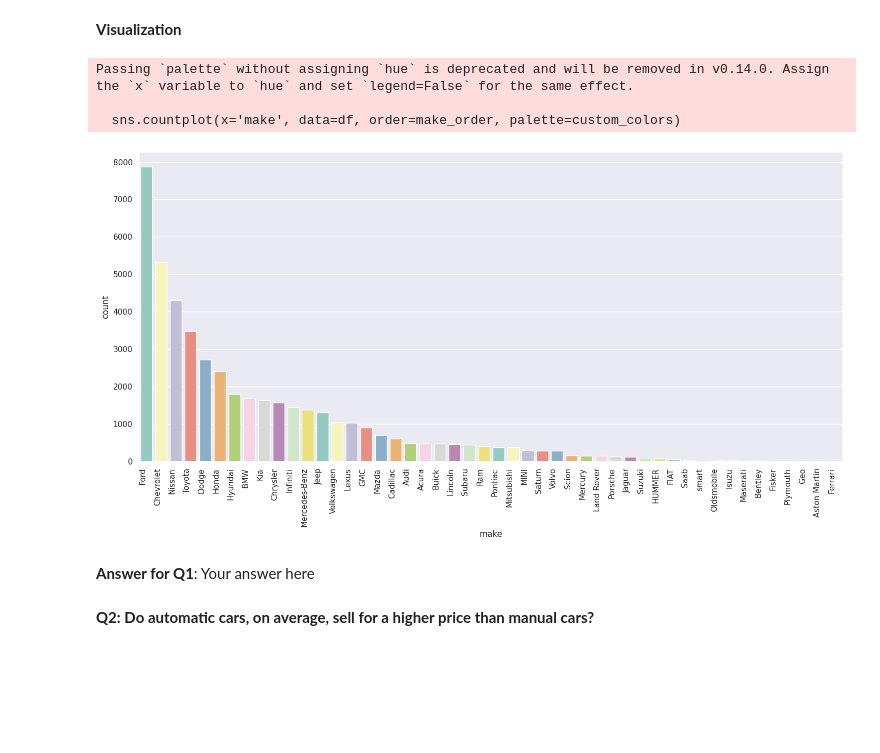
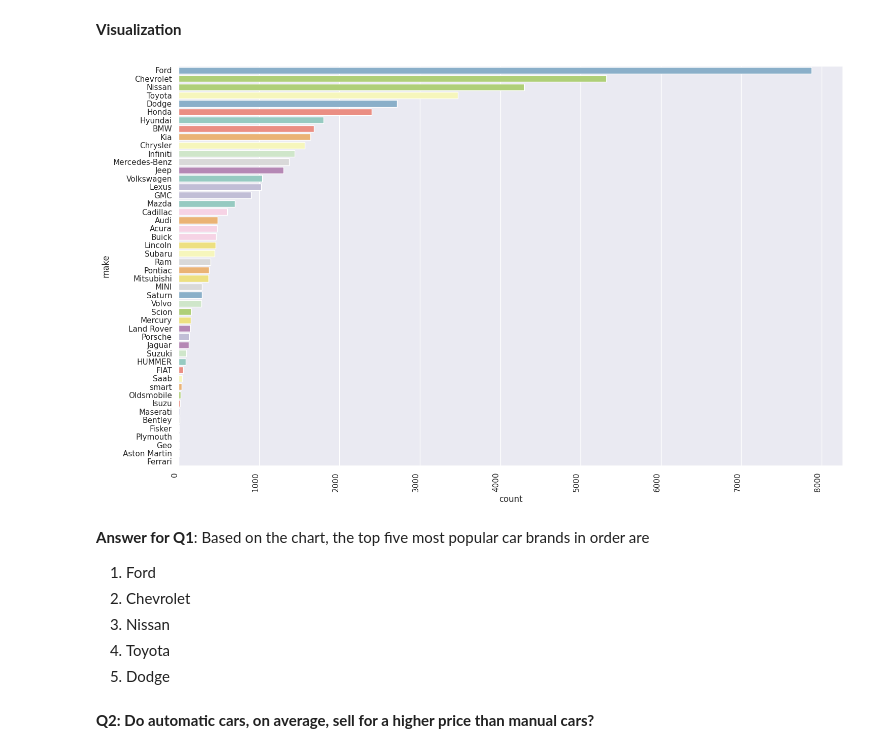
Before and after one commit to mayasherbiny/cson-project, a Jupyter notebook: Regression_Mini-Project.ipynb, the cells around one changed output. Cells and saved outputs as stored; diff of their text form; code cells hidden in the pictures; blank space fills up the shorter version.

```diff
--- a/Regression_Mini-Project.ipynb
+++ b/Regression_Mini-Project.ipynb
@@ -931,4 +938,10 @@ dtype: int64
 # %%
 df['color'] = df['color'].str.replace('—', 'unspecified')
+# %%
+df['interior'] = df['interior'].str.replace('—', 'unspecified')
+# %%
+df['seller'] = df['seller'].str.replace('—', 'unspecified')
+# %%
+df['sellingprice'] = df['sellingprice'].str.replace('—', 'unspecified')
 # %%
-df['saledate'] = pd.to_datetime(df['saledate'])
+df['saledate'] = df['saledate'].str.replace('—', 'unspecified')
@@ -1088,32 +1031,23 @@ plt.tight_layout()
 # %%
 import seaborn as sns
 import matplotlib.pyplot as plt
-
-# Sort the dataframe by 'make' counts in descending order
 make_order = df['make'].value_counts().index
-
-# Create a custom color palette
 custom_colors = sns.color_palette("Set3", n_colors=len(make_order))
-
-# Set the figure size (adjust as needed)
-plt.figure(figsize=(15, 8))  # Width of 15, height of 8 to avoid label overlap
-
-# Create the countplot with the custom color palette and sorted order
-sns.countplot(x='make', data=df, order=make_order, palette=custom_colors)
-
-# Rotate the x-axis labels to avoid overlap
-plt.xticks(rotation=90, ha='right')  # Rotate 90 degrees and align labels to the right
-
-# Display the plot with a tight layout
+plt.figure(figsize=(15, 9))
+sns.countplot(y='make', data=df, hue='make', order=make_order, palette=custom_colors, legend=False)
+plt.xticks(rotation=90, ha='right')
 plt.tight_layout()
 plt.show()
 # %% [output]
-Passing `palette` without assigning `hue` is deprecated and will be removed in v0.14.0. Assign the `x` variable to `hue` and set `legend=False` for the same effect.
-
-  sns.countplot(x='make', data=df, order=make_order, palette=custom_colors)
-[figure, old version]
+[figure, new version]
-# %% [markdown]
-**Answer for Q1**: Your answer here
+# %% [markdown]
+**Answer for Q1**: Based on the chart, the top five most popular car brands in order are
+
+1. Ford
+2. Chevrolet
+3. Nissan
+4. Toyota
+5. Dodge
 # %% [markdown]
 **Q2: Do automatic cars, on average, sell for a higher price than manual cars?**
 # %% [markdown]
```
Also changed, not shown: parts of 75 cells of this notebook.
